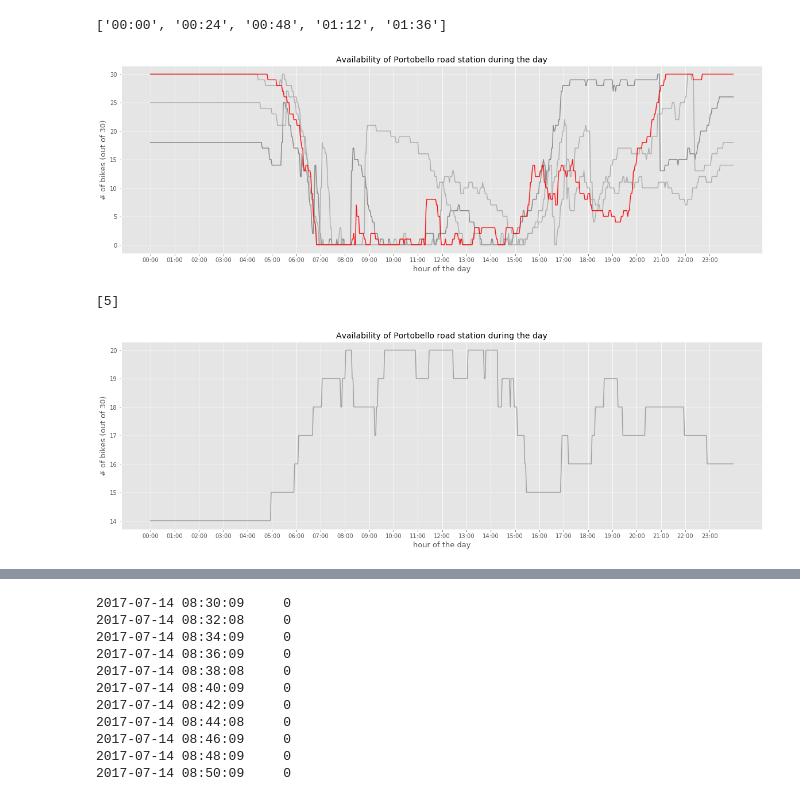
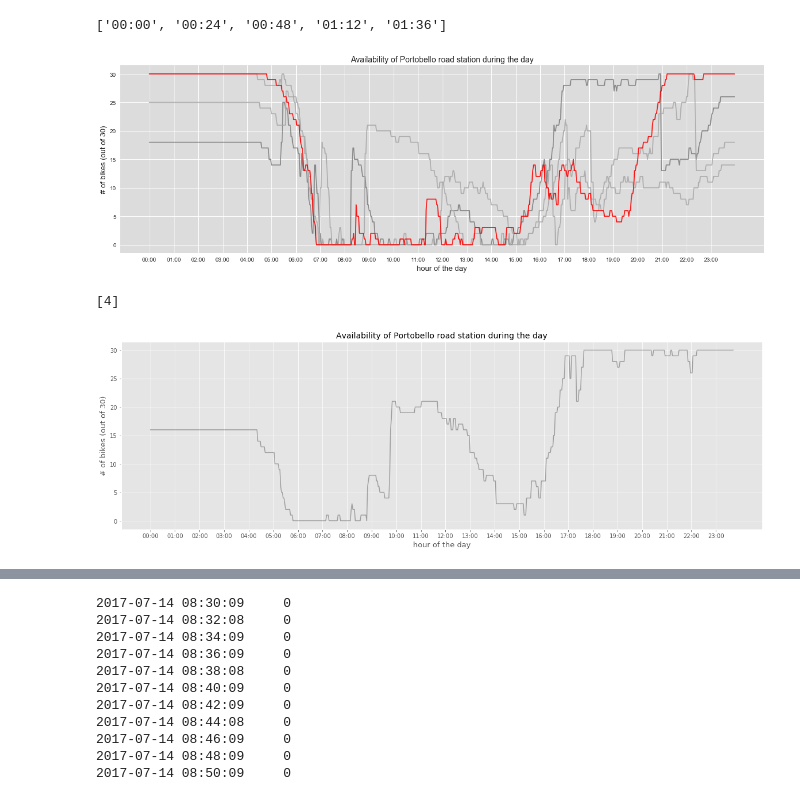
Before and after one commit to msgolovina/bss_project, a Jupyter notebook: Diploma_705.ipynb, the cells around one changed output, grey strips where cells are left out. Cells and saved outputs as stored; diff of their text form; code cells hidden in the pictures.

```diff
--- a/Diploma_705.ipynb
+++ b/Diploma_705.ipynb
@@ -4,7 +4,8 @@ import numpy as np
 
 import matplotlib.pyplot as plt
 from matplotlib import dates as mdates
-plt.style.use('ggplot')
+plt.style.use('seaborn')
+plt.rcParams['axes.facecolor'] = '#f2f2f2'
 %matplotlib inline
 
 import os
@@ -366,36 +367,36 @@ axis_weekdays.title.set_fontsize(14)
 
 plt.show()
 # %% [output]
-[figure, old version]
+[figure, new version]
 # %%
-[x for x in range(5,6)]
+[x for x in range(4,5)]
 # %% [output]
-[5]
+[4]
 # %%
-range_ = range(5,6)
+range_ = range(6,7)
 colors = ['black']#['grey', 'darkgrey', 'red']
 figure, axis_weekdays = plt.subplots(1, 1, figsize=(20, 6))
 for x, col in zip(range_, colors*len(range_)):
     for y in [6]:
-        axis_weekdays.plot(weekdays[weekdays.DATE == datetime.date(2017, y, x)]['MERRION_SQUARE_WEST'].values, alpha = 0.3, color = col)
+        axis_weekdays.plot(weekdays[weekdays.DATE == datetime.date(2017, y, x)]['PORTOBELLO_ROAD'].values, alpha = 0.3, color = col)
 xticks = axis_weekdays.get_xticks()
 xticks = range(0, 720, 30)
 xticks_labels = ["%02d:%02d" % divmod(i*2, 60) for i in [int(tick) for tick in xticks]]
 axis_weekdays.set_xticks(xticks)
 axis_weekdays.set_xticklabels(xticks_labels)
 axis_weekdays.tick_params(axis = 'both', labelsize = 10)
 
 plt.ylabel('# of bikes (out of 30)')
 plt.xlabel('hour of the day')
 axis_weekdays.xaxis.label.set_fontsize(13)
 axis_weekdays.yaxis.label.set_fontsize(13)
 
 plt.title('Availability of Portobello road station during the day')
 axis_weekdays.title.set_fontsize(14)
 
 
 plt.show()
 # %% [output]
-[figure, old version]
+[figure, new version]
 # %%
 range_ = range(1, 10)
```
Also changed, not shown: parts of 4 cells of this notebook, 2 other files.
